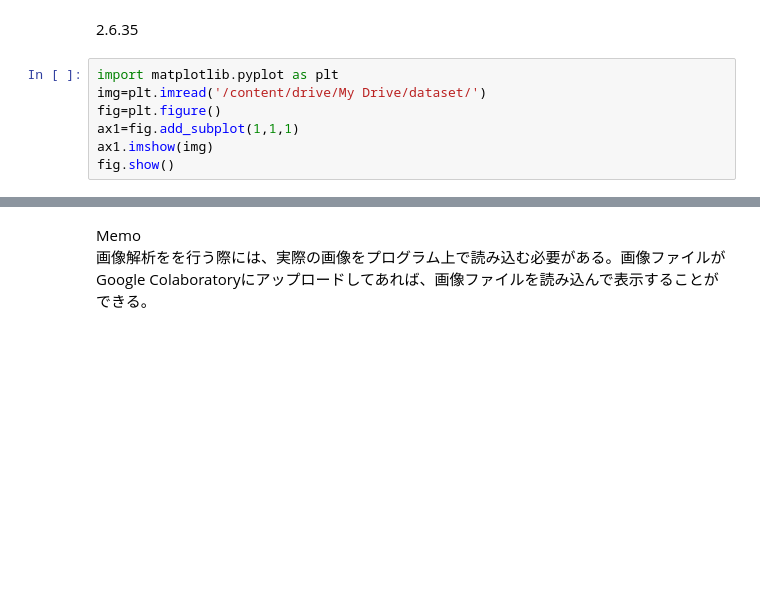
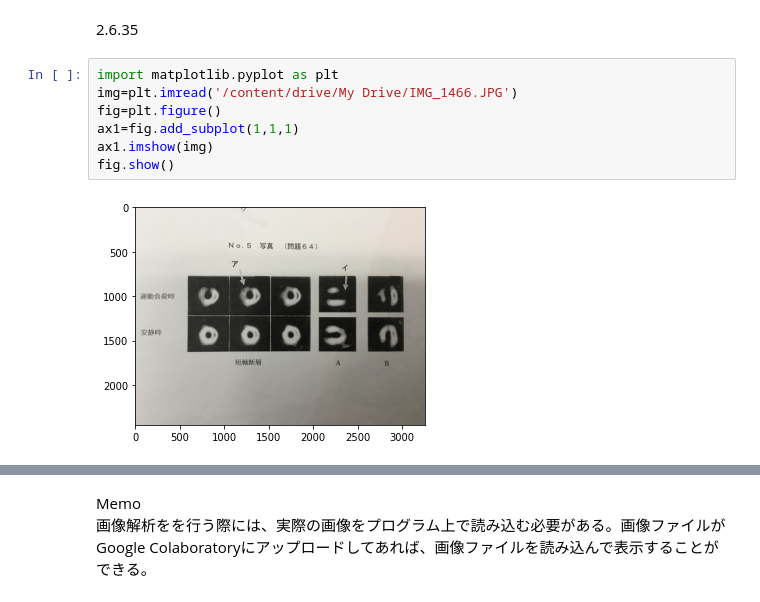
Before and after one commit to KuriharaYoshiki/python_medical_images, a Jupyter notebook: paspale.ipynb, the cells around one changed output, grey strips where cells are left out. Cells and saved outputs as stored; diff of their text form; blank space fills up the shorter version.

```diff
--- a/paspale.ipynb
+++ b/paspale.ipynb
@@ -1449,8 +1449,10 @@ matplotlibの基本は、figureインスタンスを作成し、ここから一
 2.6.35
 # %%
 import matplotlib.pyplot as plt
-img=plt.imread('/content/drive/My Drive/dataset/')
+img=plt.imread('/content/drive/My Drive/IMG_1466.JPG')
 fig=plt.figure()
 ax1=fig.add_subplot(1,1,1)
 ax1.imshow(img)
 fig.show()
+# %% [output]
+[figure, added]
```
Also changed, not shown: parts of 2 cells of this notebook.
